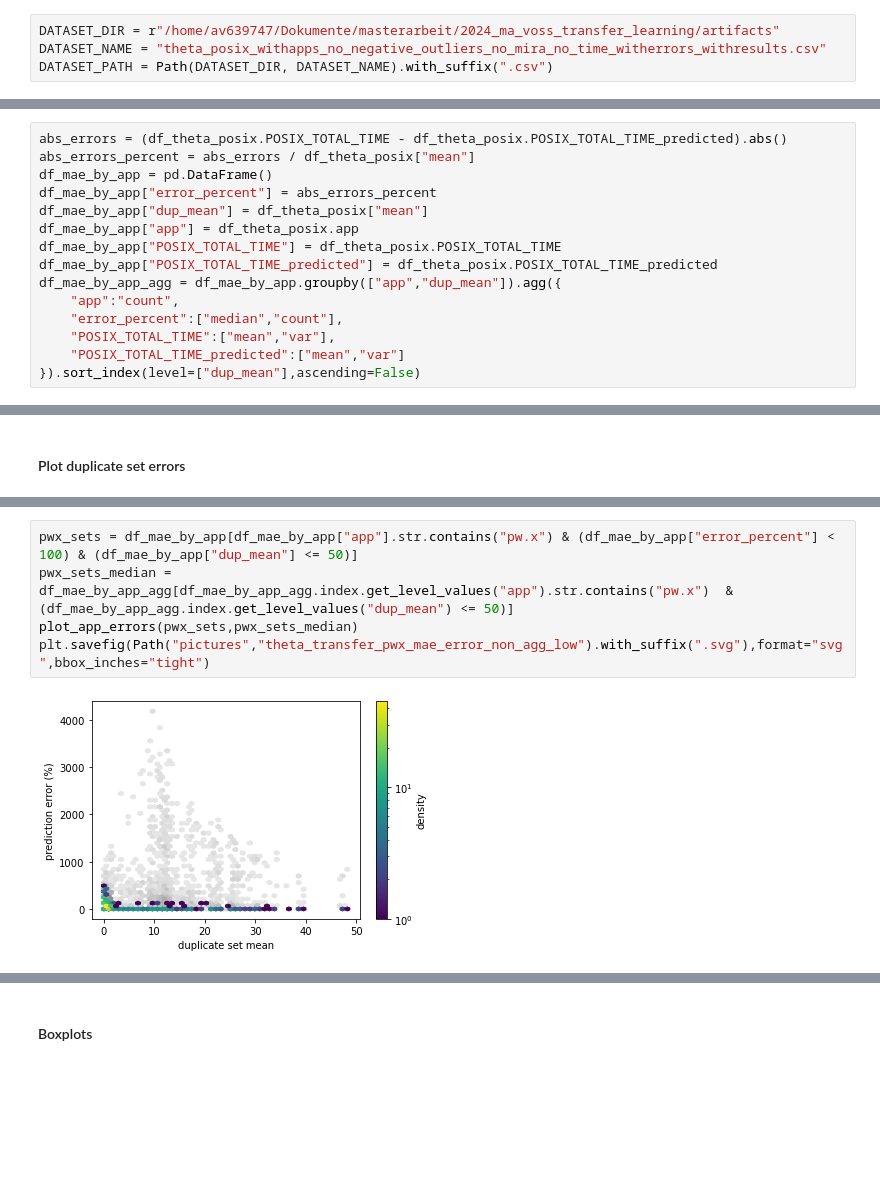
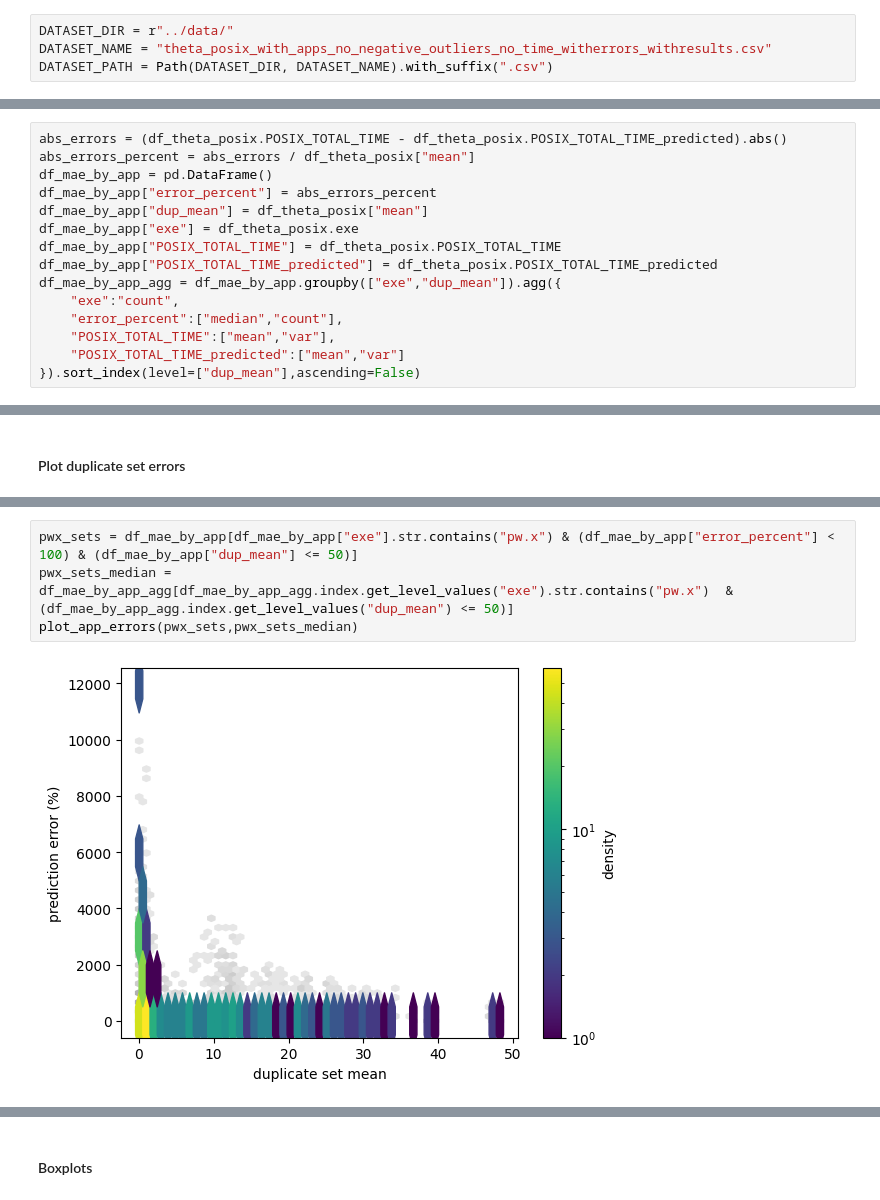
Before and after one commit to arcturus5340/IOTransferLearning, a Jupyter notebook: interpretability/theta_transfer_plot.ipynb, the cells around one changed output, grey strips where cells are left out. Saved outputs shown, nothing was run; the diff lists cells and outputs as text; blank space fills up the shorter version.

```diff
--- a/interpretability/theta_transfer_plot.ipynb
+++ b/interpretability/theta_transfer_plot.ipynb
@@ -11,6 +9,6 @@ Force Pandas to show all columns respectively rows
 # %%
-DATASET_DIR = r"/home/av639747/Dokumente/masterarbeit/2024_ma_voss_transfer_learning/artifacts"
-DATASET_NAME = "theta_posix_withapps_no_negative_outliers_no_mira_no_time_witherrors_withresults.csv"
+DATASET_DIR = r"../data/"
+DATASET_NAME = "theta_posix_with_apps_no_negative_outliers_no_time_witherrors_withresults.csv"
 DATASET_PATH = Path(DATASET_DIR, DATASET_NAME).with_suffix(".csv")
 # %%
 df_theta_posix = pd.read_csv(DATASET_PATH)
@@ -150,11 +160,11 @@ abs_errors_percent = abs_errors / df_theta_posix["mean"]
 df_mae_by_app = pd.DataFrame()
 df_mae_by_app["error_percent"] = abs_errors_percent
 df_mae_by_app["dup_mean"] = df_theta_posix["mean"]
-df_mae_by_app["app"] = df_theta_posix.app
+df_mae_by_app["exe"] = df_theta_posix.exe
 df_mae_by_app["POSIX_TOTAL_TIME"] = df_theta_posix.POSIX_TOTAL_TIME
 df_mae_by_app["POSIX_TOTAL_TIME_predicted"] = df_theta_posix.POSIX_TOTAL_TIME_predicted
-df_mae_by_app_agg = df_mae_by_app.groupby(["app","dup_mean"]).agg({
-    "app":"count",
+df_mae_by_app_agg = df_mae_by_app.groupby(["exe","dup_mean"]).agg({
+    "exe":"count",
     "error_percent":["median","count"],
     "POSIX_TOTAL_TIME":["mean","var"],
     "POSIX_TOTAL_TIME_predicted":["mean","var"]
@@ -321,8 +331,7 @@ plt.savefig(Path("pictures","theta_transfer_pwx_mae_error_agg").with_suffix(".sv
 # %%
-pwx_sets = df_mae_by_app[df_mae_by_app["app"].str.contains("pw.x") & (df_mae_by_app["error_percent"] < 100) & (df_mae_by_app["dup_mean"] <= 50)]
-pwx_sets_median = df_mae_by_app_agg[df_mae_by_app_agg.index.get_level_values("app").str.contains("pw.x")  & (df_mae_by_app_agg.index.get_level_values("dup_mean") <= 50)]
+pwx_sets = df_mae_by_app[df_mae_by_app["exe"].str.contains("pw.x") & (df_mae_by_app["error_percent"] < 100) & (df_mae_by_app["dup_mean"] <= 50)]
+pwx_sets_median = df_mae_by_app_agg[df_mae_by_app_agg.index.get_level_values("exe").str.contains("pw.x")  & (df_mae_by_app_agg.index.get_level_values("dup_mean") <= 50)]
 plot_app_errors(pwx_sets,pwx_sets_median)
-plt.savefig(Path("pictures","theta_transfer_pwx_mae_error_non_agg_low").with_suffix(".svg"),format="svg",bbox_inches="tight")
 # %% [output]
-[figure, old version]
+[figure, new version]
 # %%
```
Also changed, not shown: parts of 38 cells of this notebook, 6 other files.
